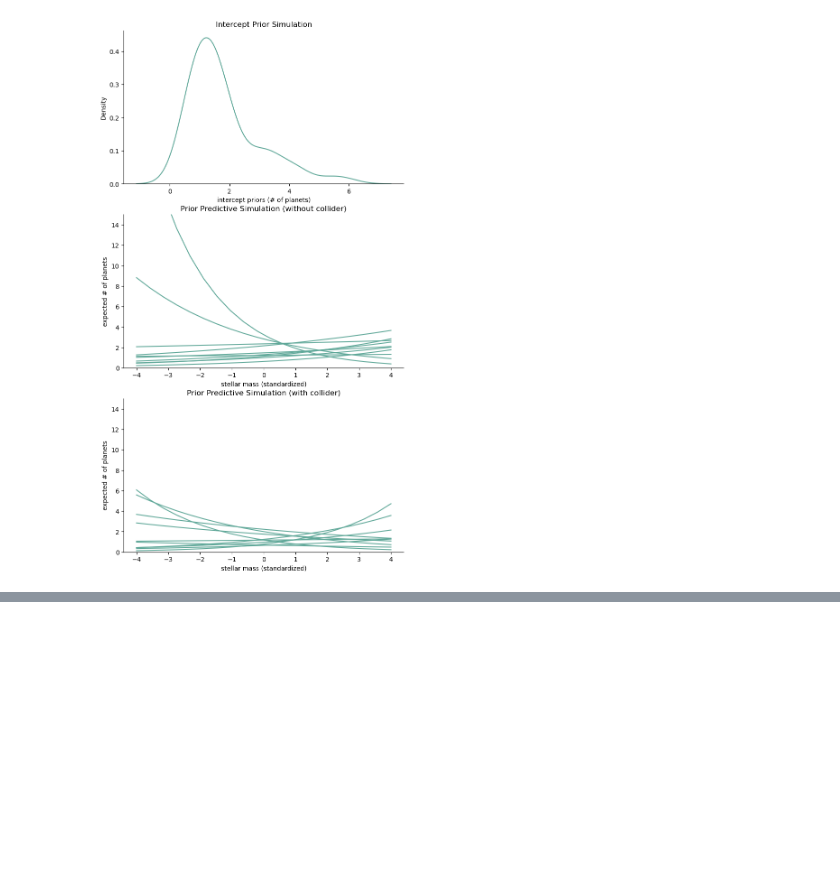
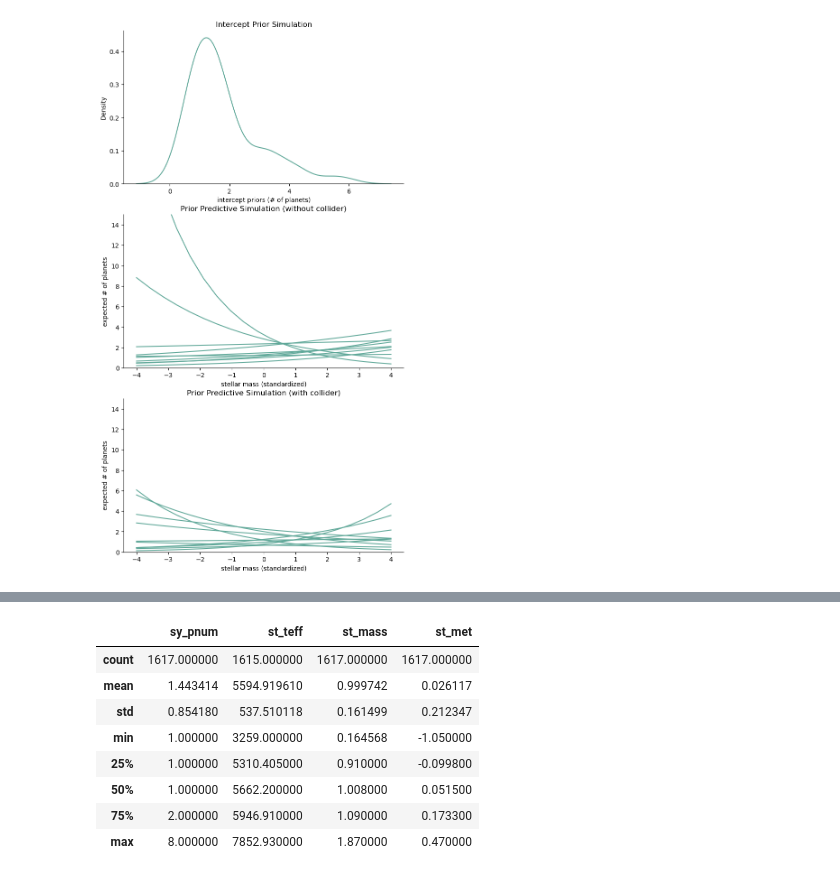
Before and after one commit to DecodeAndCode/Habitable-Exoplanet, a Jupyter notebook: exoplanet_prediction (1).ipynb, the cells around one changed output, grey strips where cells are left out. Saved outputs shown, nothing was run; the diff lists cells and outputs as text; code cells hidden in the pictures; blank space fills up the shorter version.

```diff
--- a/exoplanet_prediction (1).ipynb
+++ b/exoplanet_prediction (1).ipynb
@@ -147,0 +252,15 @@ sns.despine();
+# %%
+df = pd.read_csv("data.csv")
+
+df.head()
+df.describe()
+# %% [output]
+|  | sy_pnum | st_teff | st_mass | st_met |
+| count | 1617.000000 | 1615.000000 | 1617.000000 | 1617.000000 |
+| mean | 1.443414 | 5594.919610 | 0.999742 | 0.026117 |
+| std | 0.854180 | 537.510118 | 0.161499 | 0.212347 |
+| min | 1.000000 | 3259.000000 | 0.164568 | -1.050000 |
+| 25% | 1.000000 | 5310.405000 | 0.910000 | -0.099800 |
+| 50% | 1.000000 | 5662.200000 | 1.008000 | 0.051500 |
+| 75% | 2.000000 | 5946.910000 | 1.090000 | 0.173300 |
+| max | 8.000000 | 7852.930000 | 1.870000 | 0.470000 |
```
Also changed, not shown: parts of 7 cells of this notebook, 1 other file.
